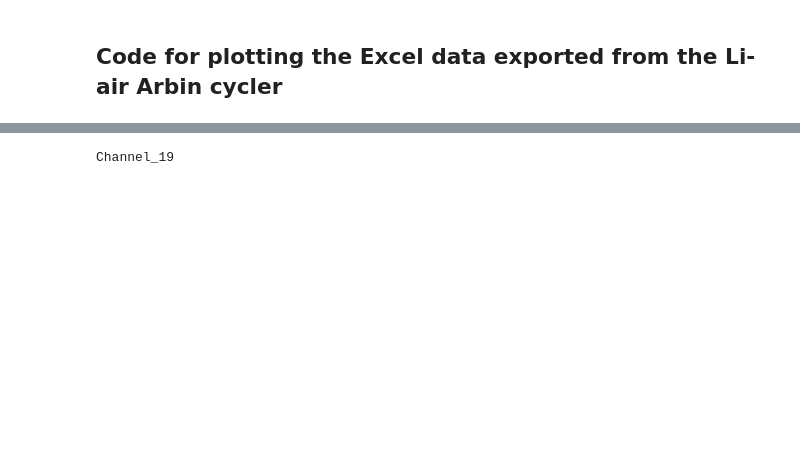
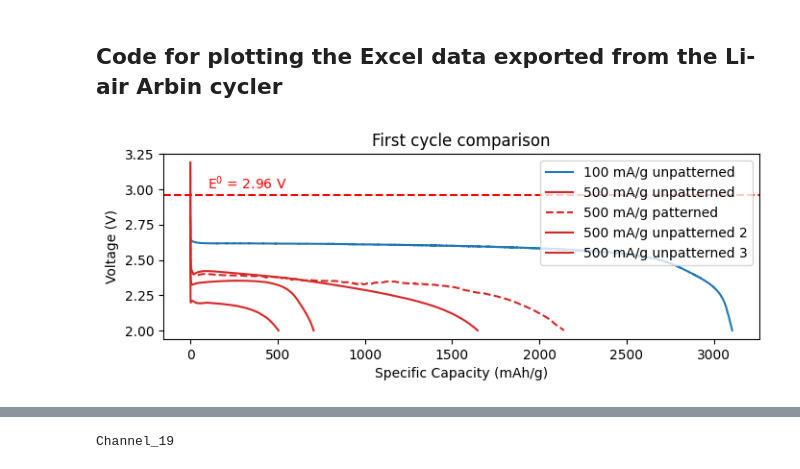
Before and after one commit to elbee99/midi, a Jupyter notebook: cell_plotting.ipynb, the cells around one changed output, grey strips where cells are left out. Saved outputs shown, nothing was run; the diff lists cells and outputs as text; code cells hidden in the pictures; blank space fills up the shorter version.

Commit message:
Multiple cell plotting and EDX

```diff
--- a/cell_plotting.ipynb
+++ b/cell_plotting.ipynb
@@ -6,0 +75,14 @@ import matplotlib.pyplot as plt
+# %%
+class CellData:
+    def __init__(self, path, label, mass):
+        self.path = path
+        self.label = label
+        self.mass = mass
+# %%
+def return_deep_discharge(path, cathode_mass):
+    df = process_cell_basic(path, cathode_mass)
+    # df = process_cell_basic(path_100mA_unpat, 1.2)
+    df = df[df['Cycle_Index'] == 1]
+    indices = df.index[df['Step_Index'] == 2].tolist()
+    indices.insert(0,indices[0]-1)
+    return df.iloc[indices]
@@ -6,0 +121,30 @@ import matplotlib.pyplot as plt
+# %%
+path_500mAg_unpat = r"C:\Users\lb958\OneDrive - University of Cambridge\Data\Midi\Cell\lb958_MWCNTs_126_500mAg_20230717\Channel_18\lb958_MWCNTs_126_500mAg_20230717_Channel_18.xlsx"
+mass_500mAg_unpat = 1.26
+
+path_500mAg_pat = r"C:\Users\lb958\OneDrive - University of Cambridge\Data\Midi\Cell\lb958_MWCNTspat_105_500mAg_20230727\Channel_5\lb958_MWCNTspat_105_500mAg_20230727_Channel_5.xlsx"
+mass_500mAg_pat = 1.05
+
+path_100mAg_unpat = r"c:\Users\lb958\OneDrive - University of Cambridge\Data\Midi\Cell\lb958_MWCNTs_125_100mAg_20230717\Channel_19\lb958_MWCNTs_125_100mAg_20230717_Channel_19.xlsx"
+mass_100mAg_unpat = 1.25
+
+path_500mAg_unpat_2 = r"C:\Users\lb958\OneDrive - University of Cambridge\Data\Midi\Cell\lb958_MWCNTs_124_500mAg_DC2C45x5_20230717\Channel_7\lb958_MWCNTs_124_500mAg_DC2C45x5_20230717_Channel_7.xlsx"
+mass_500mAg_unpat_2 = 1.24
+
+path_500mAg_unpat_3 = r"C:\Users\lb958\OneDrive - University of Cambridge\Data\Midi\Cell\lb958_MWCNTs_144_500mAg_20230731\Channel_8\lb958_MWCNTs_144_500mAg_20230731_Channel_8.xlsx"
+mass_500mAg_unpat_3 = 1.44
+
+
+cell_500mAg_unpat = CellData(path_500mAg_unpat, '500 mA/g unpatterned', mass_500mAg_unpat)
+cell_500mAg_pat = CellData(path_500mAg_pat, '500 mA/g patterned', mass_500mAg_pat)
+cell_100mAg_unpat = CellData(path_100mAg_unpat, '100 mA/g unpatterned', mass_100mAg_unpat)
+cell_500mAg_unpat_2 = CellData(path_500mAg_unpat_2, '500 mA/g unpatterned 2', mass_500mAg_unpat_2)
+cell_500mAg_unpat_3 = CellData(path_500mAg_unpat_3, '500 mA/g unpatterned 3', mass_500mAg_unpat_3)
+
+styles = ['-','-','--','-','-']
+colors = ['tab:blue','tab:red','tab:red','tab:red', 'tab:red']
+plot_multiple_firstcycle([cell_100mAg_unpat,cell_500mAg_unpat, cell_500mAg_pat, cell_500mAg_unpat_2, cell_500mAg_unpat_3],
+                          styles=styles, colors = colors,
+                         title= 'First cycle comparison',size=(8,2.5))
+# %% [output]
+[figure, added]
```
Also changed, not shown: parts of 11 cells of this notebook, 2 other files.
